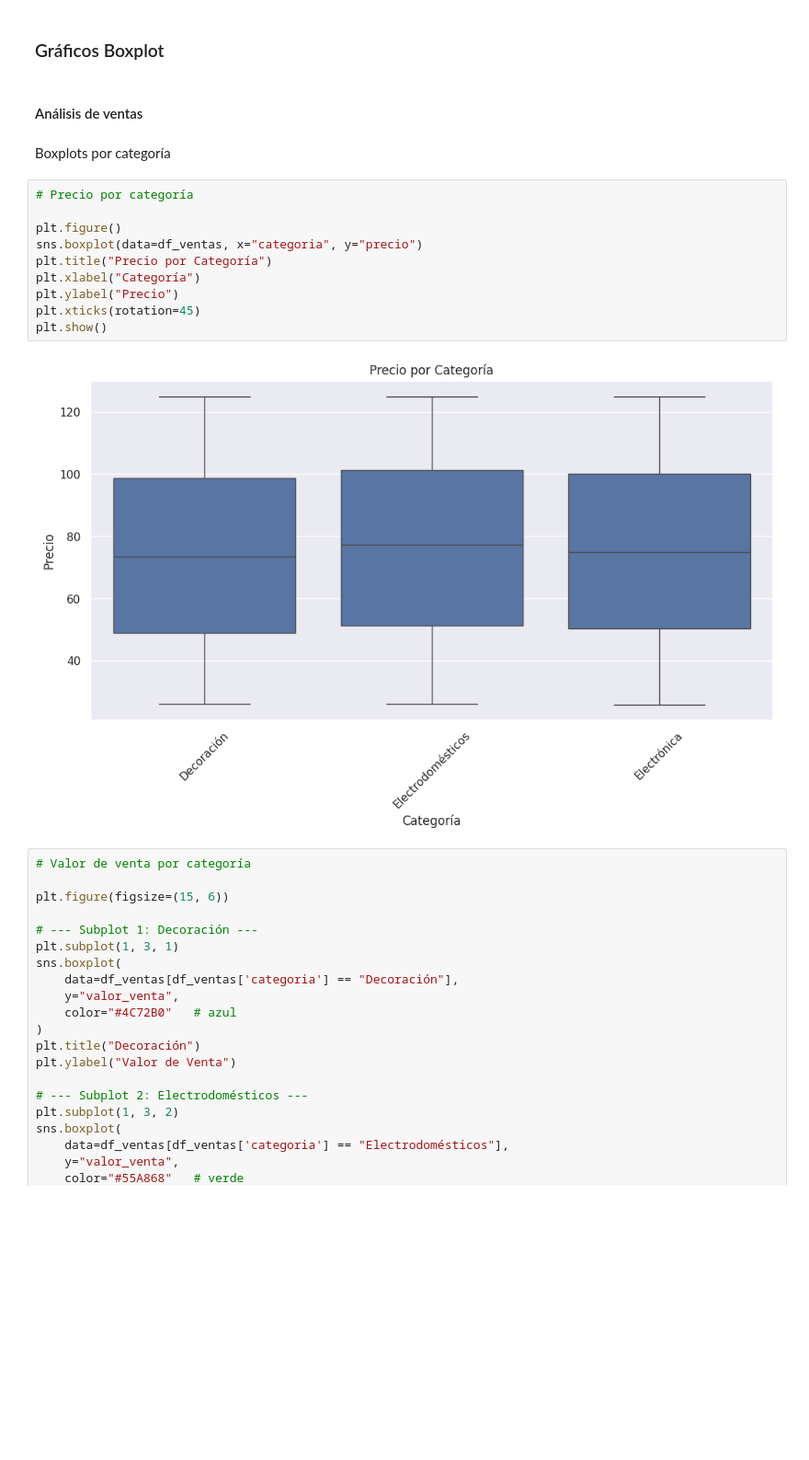
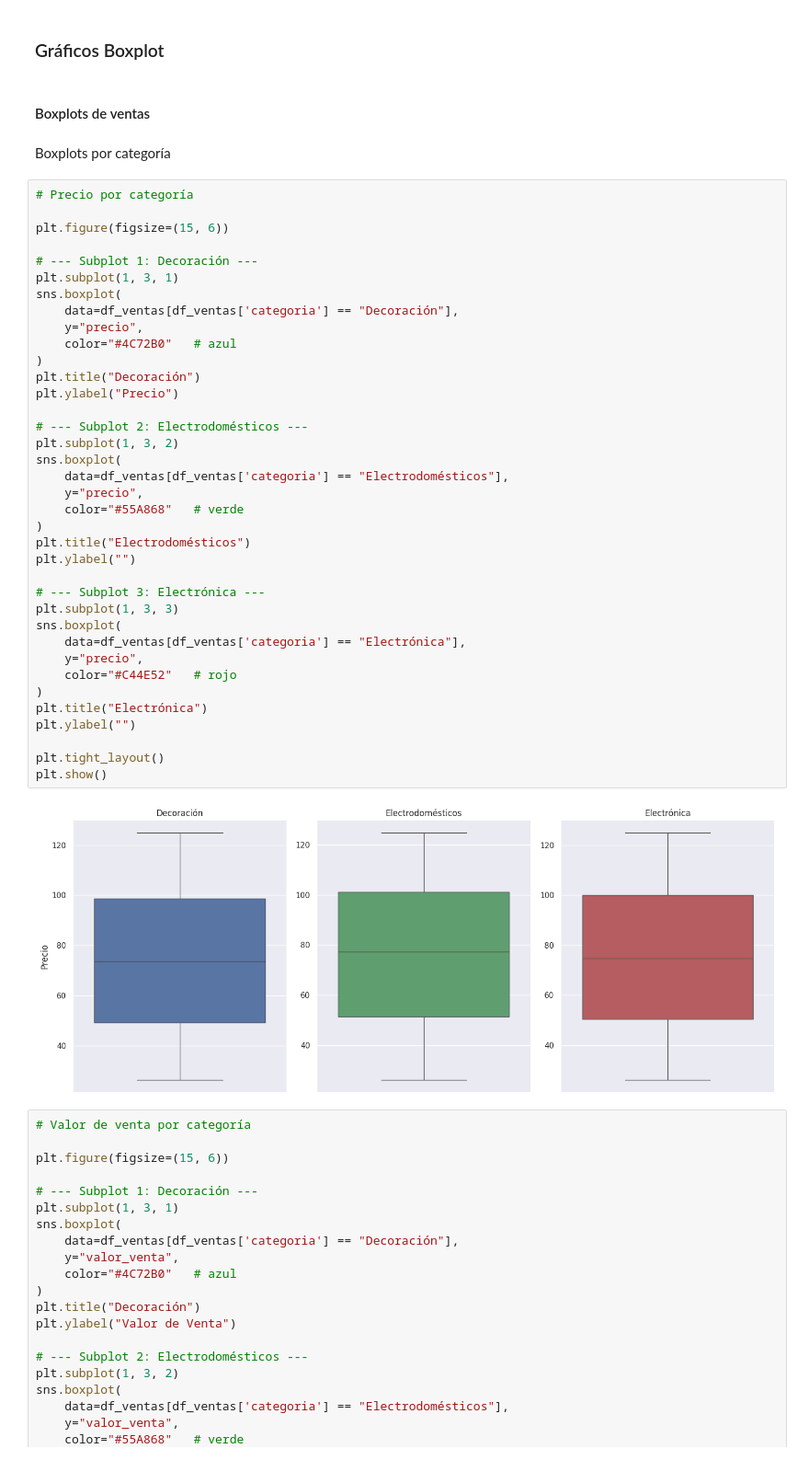
Before and after one commit to CppR-Repo/TT-2C2025-Data-Analitycs-Notebooks, a Jupyter notebook: EntregaFinal/MiEntrega-Final/Entrega_final.ipynb, the cells around one changed output. Shown at 92% size. Saved outputs shown, nothing was run; the diff lists cells and outputs as text; blank space fills up the shorter version.

```diff
--- a/EntregaFinal/MiEntrega-Final/Entrega_final.ipynb
+++ b/EntregaFinal/MiEntrega-Final/Entrega_final.ipynb
@@ -1685,21 +1687,48 @@ plt.show()
 # %% [markdown]
 ### Gráficos Boxplot
 # %% [markdown]
-#### Análisis de ventas
+#### Boxplots de ventas
 # %% [markdown]
 Boxplots por categoría
-# %%
-# Precio por categoría
-
-plt.figure()
-sns.boxplot(data=df_ventas, x="categoria", y="precio")
-plt.title("Precio por Categoría")
-plt.xlabel("Categoría")
-plt.ylabel("Precio")
-plt.xticks(rotation=45)
-plt.show()
-# %% [output]
-[figure, removed]
+# %%
+# Precio por categoría
+
+plt.figure(figsize=(15, 6))
+
+# --- Subplot 1: Decoración ---
+plt.subplot(1, 3, 1)
+sns.boxplot(
+    data=df_ventas[df_ventas['categoria'] == "Decoración"],
+    y="precio",
+    color="#4C72B0"   # azul
+)
+plt.title("Decoración")
+plt.ylabel("Precio")
+
+# --- Subplot 2: Electrodomésticos ---
+plt.subplot(1, 3, 2)
+sns.boxplot(
+    data=df_ventas[df_ventas['categoria'] == "Electrodomésticos"],
+    y="precio",
+    color="#55A868"   # verde
+)
+plt.title("Electrodomésticos")
+plt.ylabel("")
+
+# --- Subplot 3: Electrónica ---
+plt.subplot(1, 3, 3)
+sns.boxplot(
+    data=df_ventas[df_ventas['categoria'] == "Electrónica"],
+    y="precio",
+    color="#C44E52"   # rojo
+)
+plt.title("Electrónica")
+plt.ylabel("")
+
+plt.tight_layout()
+plt.show()
+# %% [output]
+[figure, added]
 # %%
 # Valor de venta por categoría
 
```
Also changed, not shown: parts of 36 cells of this notebook.
